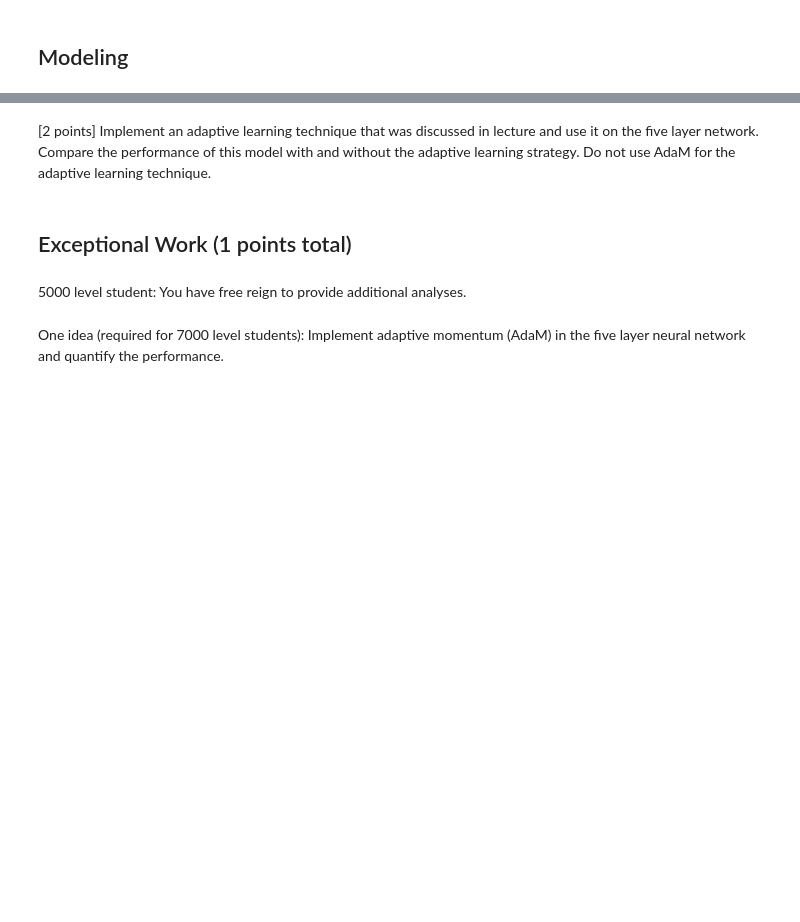
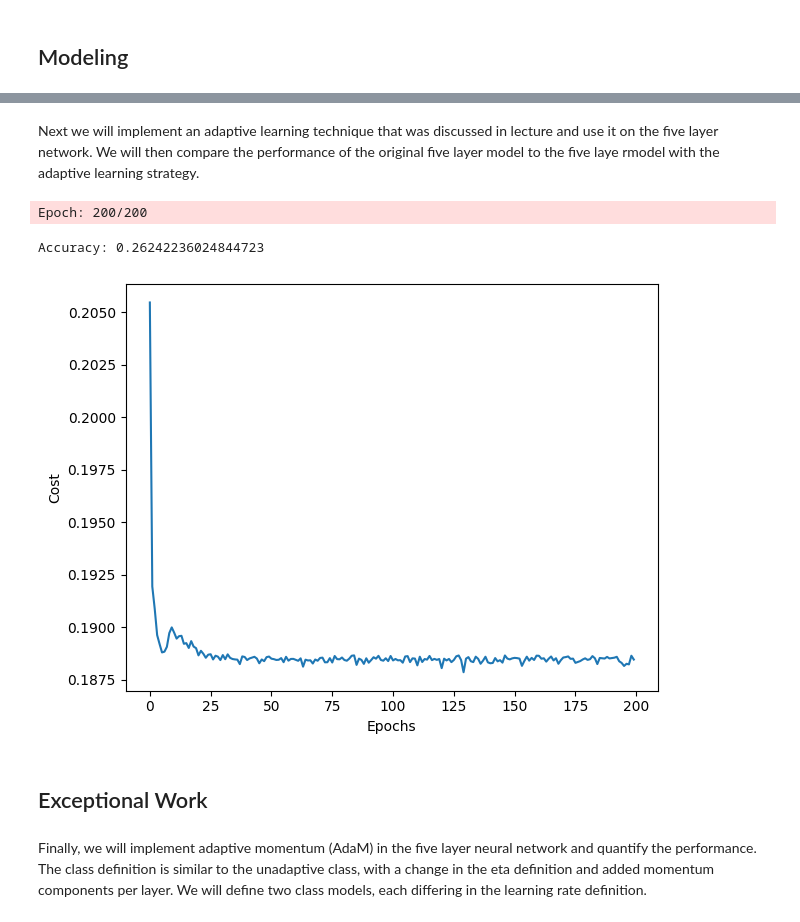
Before and after one commit to abdelllrazekkk/Lab-Four-Multi-Layer-Perceptron, a Jupyter notebook: Lab-Four-The Multi-Layer Perceptron.ipynb, the cells around one changed output, grey strips where cells are left out. Cells and saved outputs as stored; diff of their text form; code cells hidden in the pictures; blank space fills up the shorter version.

```diff
--- a/Lab-Four-The Multi-Layer Perceptron.ipynb
+++ b/Lab-Four-The Multi-Layer Perceptron.ipynb
@@ -1660,2 +1685,2 @@ plt.show()
 # %% [markdown]
-[2 points] Implement an adaptive learning technique that was discussed in lecture and use it on the five layer network. Compare the performance of this model with and without the adaptive learning strategy. Do not use AdaM for the adaptive learning technique.
+Next we will implement an adaptive learning technique that was discussed in lecture and use it on the five layer network. We will then compare the performance of the original five layer model to the five laye rmodel with the adaptive learning strategy.
@@ -1662,6 +1818,29 @@ plt.show()
+# %%
+"""Training on our data"""
+#notice the new "n_hidden_4" in the initialization to control the number of units in the hidden layer
+vals_new = {'n_hidden_1':50, 'n_hidden_2':50, 'n_hidden_3':50, 'n_hidden_4':50,
+         'C':1e-2, 'epochs':200, 'eta':0.01,
+         'alpha':0.1, 'decrease_const':0.1,
+         'decrease_iter':20,
+         'minibatches':int(len(X_train)/2),
+         'shuffle':True,'random_state':1}
+
+nn = FiveLPMiniBatch_withAdaptive(**vals_new)
+
+nn.fit(X_train, y_train, print_progress=50)
+yhat = nn.predict(X_test)
+print('Accuracy:',accuracy_score(y_test,yhat))
+
+plt.plot(range(len(nn.cost_)), nn.cost_)
+plt.ylabel('Cost')
+plt.xlabel('Epochs')
+plt.tight_layout()
+plt.show()
+# %% [output]
+Epoch: 200/200
+Accuracy: 0.26242236024844723
+[figure, added]
 # %% [markdown]
-## Exceptional Work (1 points total)
+## Exceptional Work
-# %% [markdown]
-5000 level student: You have free reign to provide additional analyses.
 # %% [markdown]
-One idea (required for 7000 level students):  Implement adaptive momentum (AdaM) in the five layer neural network and quantify the performance.
+Finally, we will implement adaptive momentum (AdaM) in the five layer neural network and quantify the performance. The class definition is similar to the unadaptive class, with a change in the eta definition and added momentum components per layer. We will define two class models, each differing in the learning rate definition.
```
Also changed, not shown: parts of 28 cells of this notebook.
